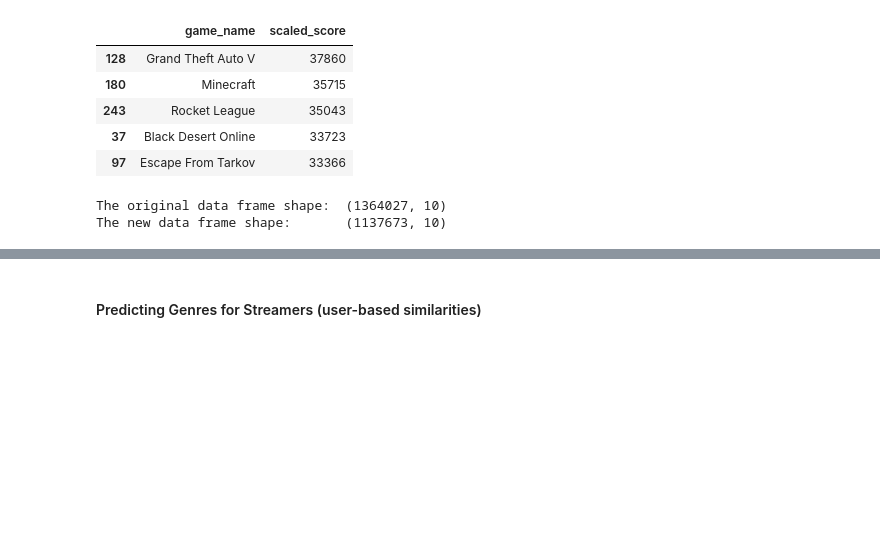
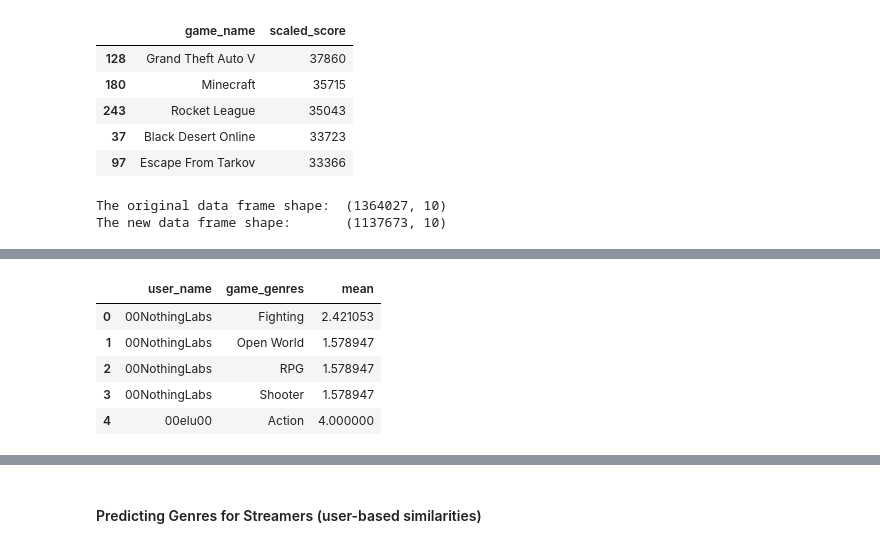
Before and after one commit to natashaborders-zz/Twitch_Streamers_Recommender, a Jupyter notebook: Recommender_For_Existing_Streamers/Surprise_Data_Transformation_Analysis.ipynb, the cells around one changed output, grey strips where cells are left out. Drawn from its saved outputs; the diff is of its cells as text; code cells hidden in the pictures; blank space fills up the shorter version.

```diff
--- a/Recommender_For_Existing_Streamers/Surprise_Data_Transformation_Analysis.ipynb
+++ b/Recommender_For_Existing_Streamers/Surprise_Data_Transformation_Analysis.ipynb
@@ -213,0 +191,9 @@ grouped[grouped['user_name']=='sentynalol']
+# %%
+genres.head(5)
+# %% [output]
+|  | user_name | game_genres | mean |
+| 0 | 00NothingLabs | Fighting | 2.421053 |
+| 1 | 00NothingLabs | Open World | 1.578947 |
+| 2 | 00NothingLabs | RPG | 1.578947 |
+| 3 | 00NothingLabs | Shooter | 1.578947 |
+| 4 | 00elu00 | Action | 4.000000 |
```
Also changed, not shown: parts of 106 cells of this notebook, 1 other file.
